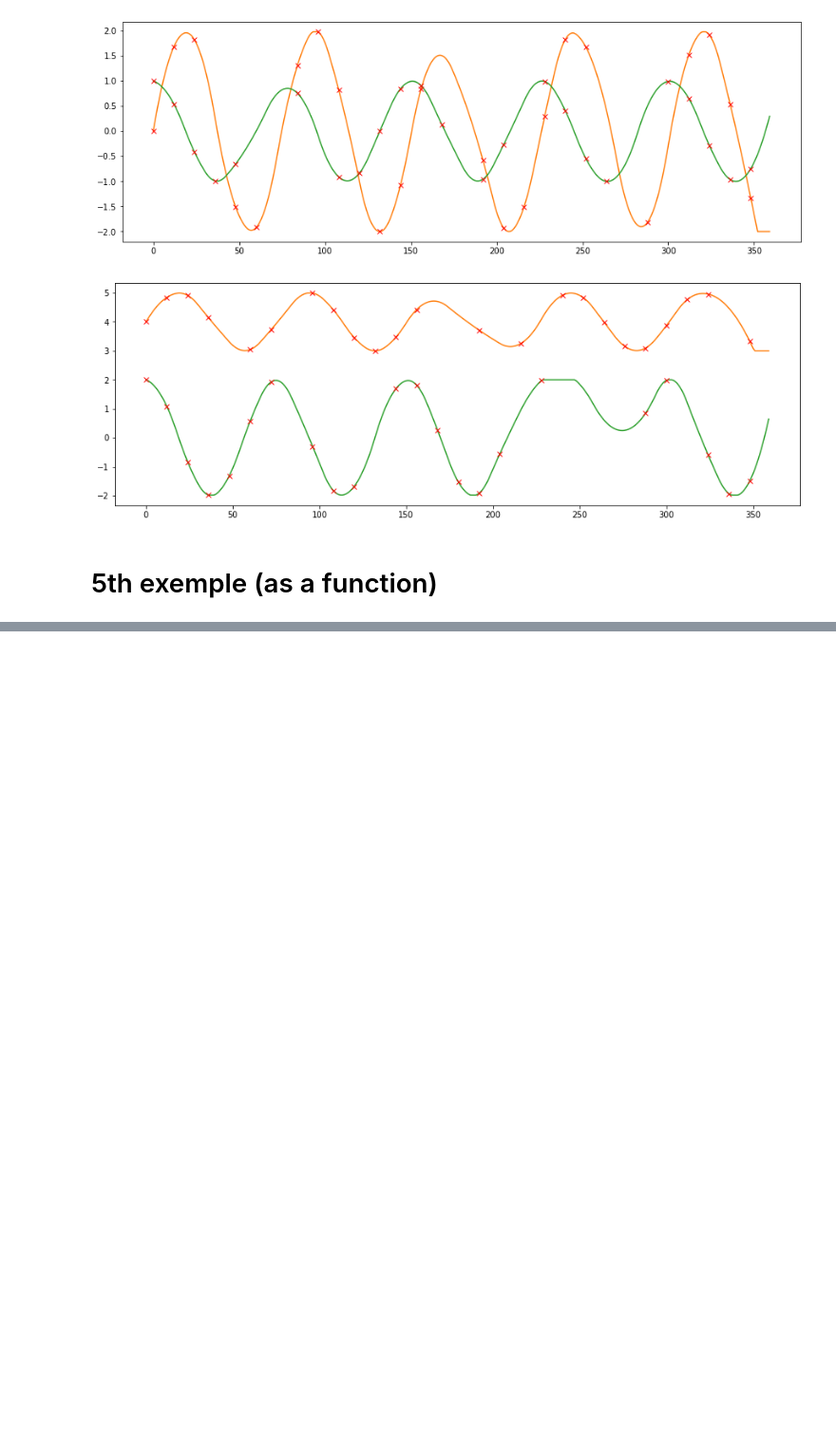
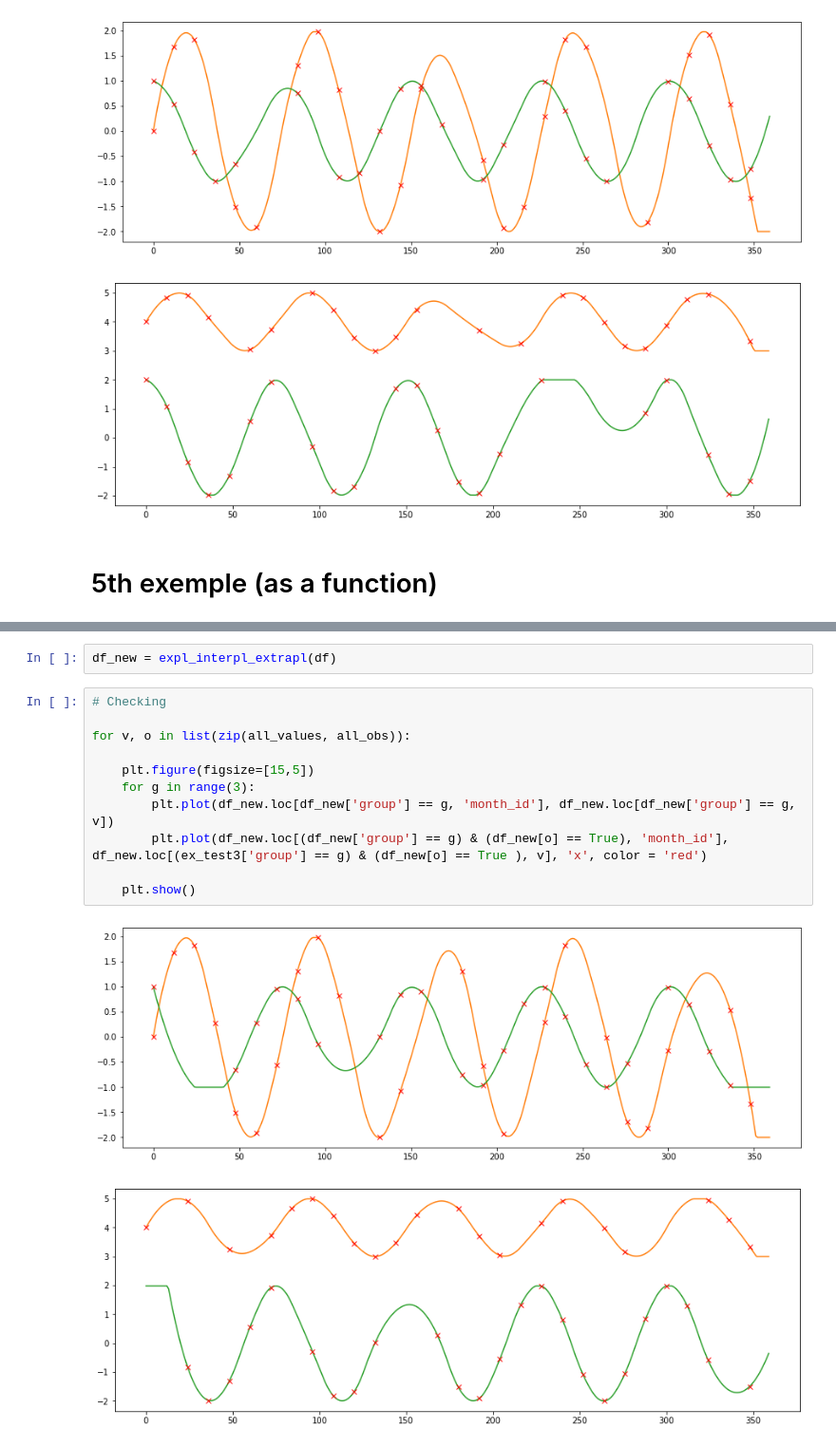
Before and after one commit to Polichinel/Detectron2, a Jupyter notebook: misc/explo_interp_PoC.ipynb, the cells around one changed output, grey strips where cells are left out. Shown at 95% size. Saved outputs shown, nothing was run; the diff lists cells and outputs as text; blank space fills up the shorter version.

```diff
--- a/misc/explo_interp_PoC.ipynb
+++ b/misc/explo_interp_PoC.ipynb
@@ -261,0 +340,16 @@ for v, o in list(zip(all_values, all_obs)):
+# %%
+df_new = expl_interpl_extrapl(df)
+# %%
+# Checking
+
+for v, o in list(zip(all_values, all_obs)):
+
+    plt.figure(figsize=[15,5])
+    for g in range(3):
+        plt.plot(df_new.loc[df_new['group'] == g, 'month_id'], df_new.loc[df_new['group'] == g, v])
+        plt.plot(df_new.loc[(df_new['group'] == g) & (df_new[o] == True), 'month_id'], df_new.loc[(ex_test3['group'] == g) & (df_new[o] == True ), v], 'x', color = 'red')
+
+    plt.show()
+# %% [output]
+[figure, added]
+[figure, added]
```
Also changed, not shown: parts of 4 cells of this notebook.
